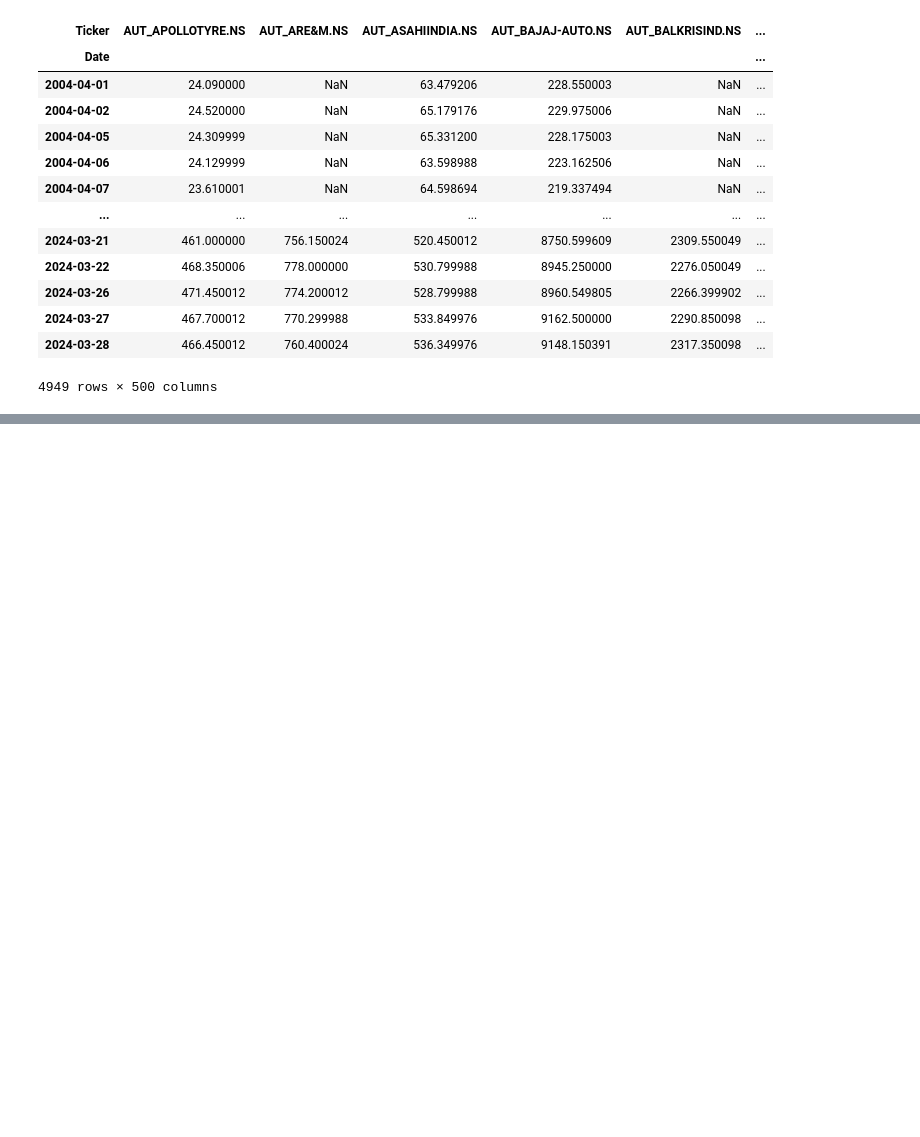
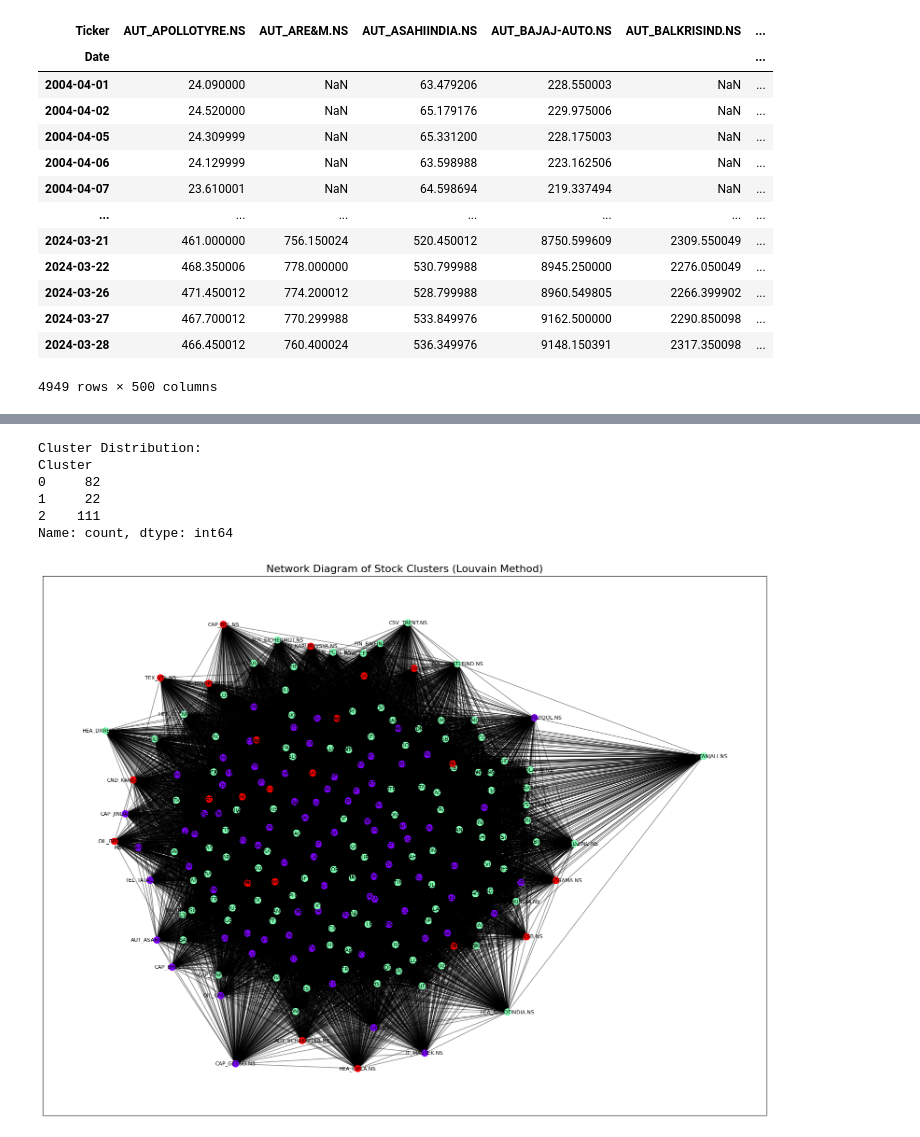
Before and after one commit to SKies2003/Graph-Theory-for-Portfolio-Optimization, a Jupyter notebook: 20 years/Project.ipynb, the cells around one changed output, grey strips where cells are left out. Drawn from its saved outputs; the diff is of its cells as text; code cells hidden in the pictures; blank space fills up the shorter version.

```diff
--- a/20 years/Project.ipynb
+++ b/20 years/Project.ipynb
@@ -231,0 +263,17 @@ plt.show()
+# %%
+import community as community_louvain  # The python-louvain package
+
+# Apply Louvain method on the graph
+partition = community_louvain.best_partition(G, weight='weight')
+
+# Organize nodes into clusters
+clusters = {}
+for node, cluster_id in partition.items():
+    if cluster_id not in clusters:
+        clusters[cluster_id] = []
+    clusters[cluster_id].append(node)
+
+# Display the clusters
+print(f"Number of clusters found: {len(clusters)}")
+for cluster_id, stocks in clusters.items():
+    print(f"Cluster {cluster_id}: {stocks}")
@@ -231,0 +285,50 @@ plt.show()
+# %%
+# Analyzing Cluster Properties
+
+# Create a DataFrame to analyze cluster properties
+cluster_analysis = pd.DataFrame({
+    'Stock': log_returns.columns,
+    'Cluster': [partition[stock] for stock in log_returns.columns]
+})
+
+# Add sector information for each stock
+cluster_analysis['Sector'] = cluster_analysis['Stock'].apply(lambda x: x.split('_')[0])
+
+# Display the cluster distribution
+cluster_distribution = cluster_analysis['Cluster'].value_counts().sort_index()
+print("Cluster Distribution:")
+print(cluster_distribution)
+# %% [output]
+Cluster Distribution:
+Cluster
+0     82
+1     22
+2    111
+Name: count, dtype: int64
+# %%
+# Visualizing Clusters of Stocks Identified by Louvain Algorithm
+
+# Assign cluster colors
+color_map = []
+cluster_colors = {cluster_id: i for i, cluster_id in enumerate(clusters.keys())}
+for node in G.nodes():
+    color_map.append(cluster_colors[partition[node]])
+
+# Plot the graph with the clusters
+plt.figure(figsize=(20, 15))
+pos = nx.spring_layout(G, seed=42)  # Generate the layout for visualization
+
+# Draw nodes with cluster colors
+nx.draw_networkx_nodes(G, pos, node_color=color_map, cmap=plt.cm.rainbow, node_size=100)
+
+# Draw edges with weights below the threshold
+edges = [(u, v) for u, v, d in G.edges(data=True) if abs(d['weight']) < threshold]
+nx.draw_networkx_edges(G, pos, edgelist=edges, alpha=0.5)
+
+# Add labels for each node
+nx.draw_networkx_labels(G, pos, font_size=8)
+
+plt.title("Network Diagram of Stock Clusters (Louvain Method)", fontsize=16)
+plt.show()
+# %% [output]
+[figure, added]
```
Also changed, not shown: parts of 19 cells of this notebook, 14 other files.
